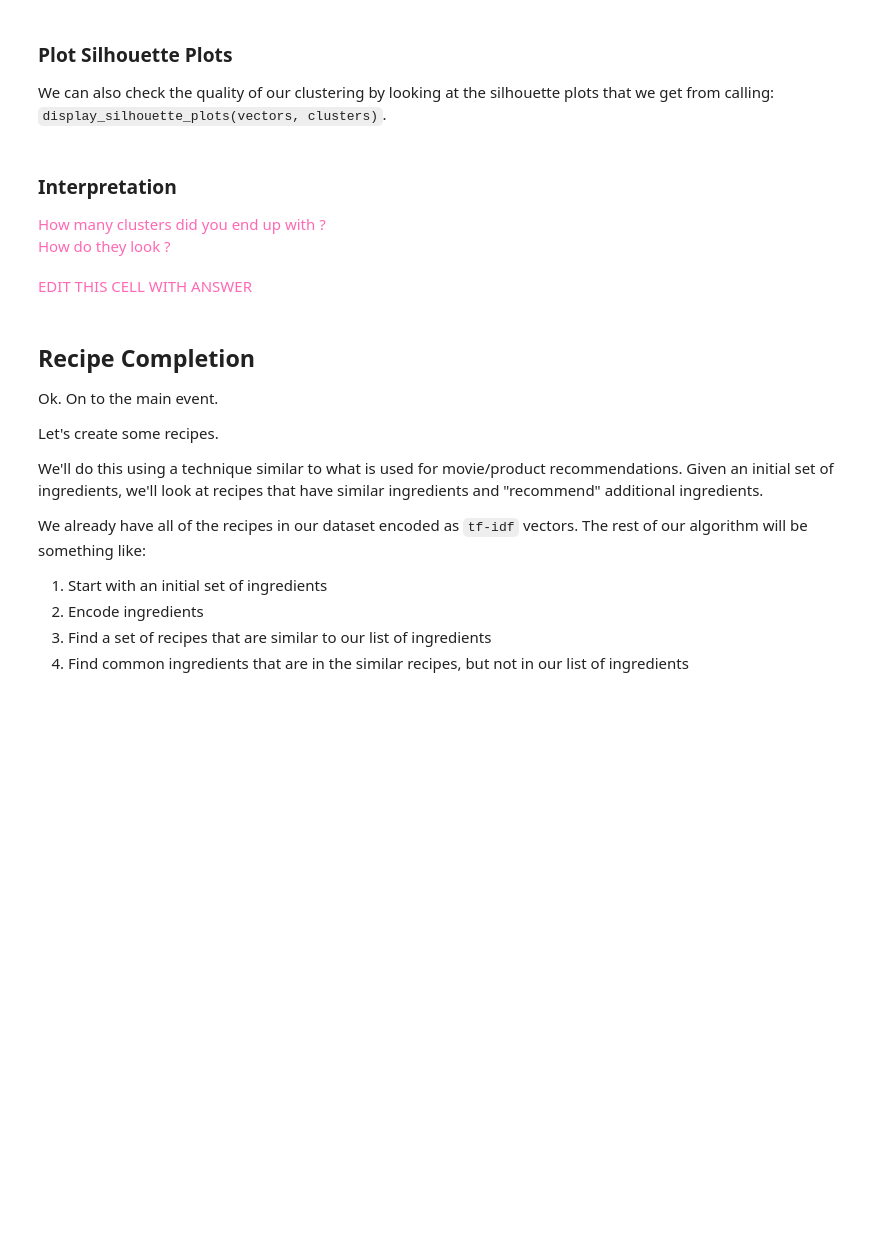
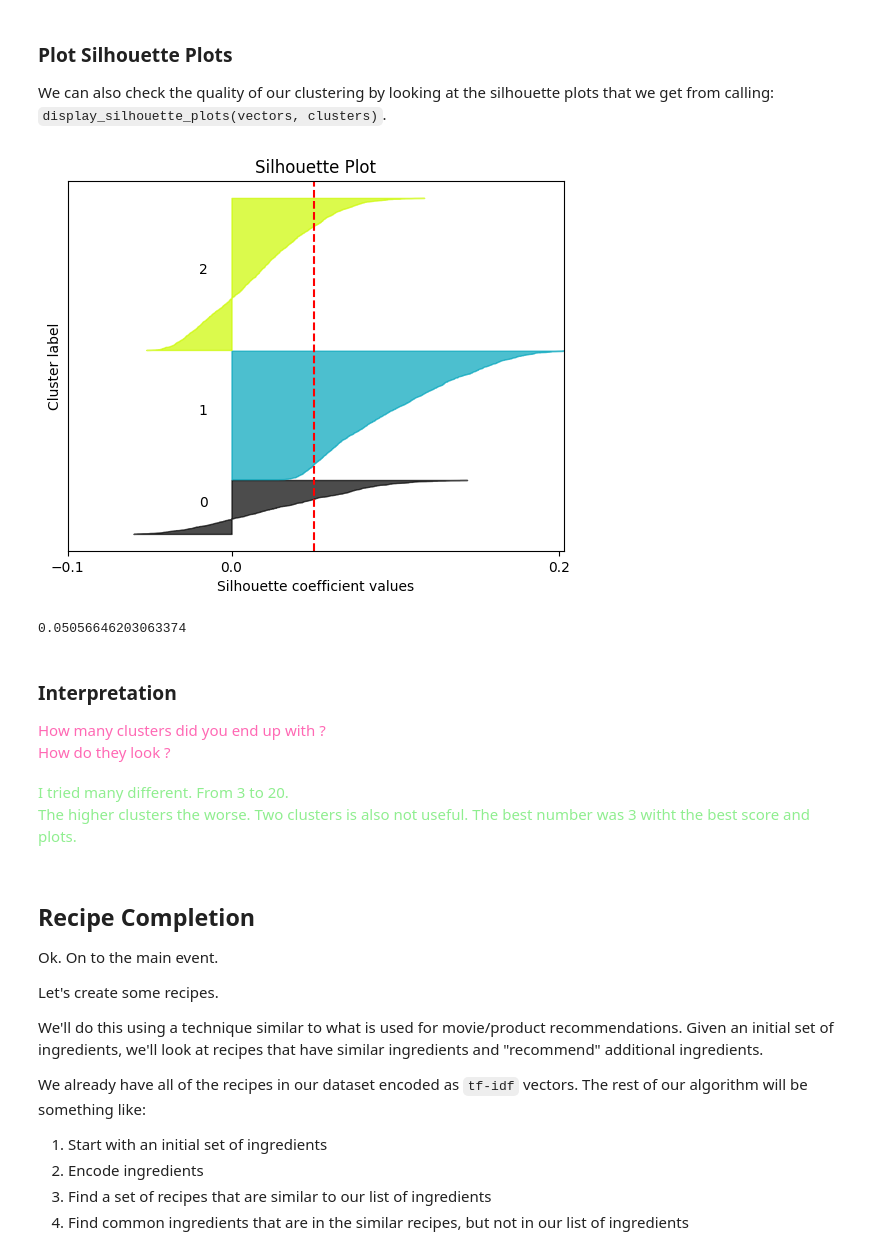
Before and after one commit to ML-SP24/Homework10, a Jupyter notebook: Homework10.ipynb, the cells around one changed output. Cells and saved outputs as stored; diff of their text form; code cells hidden in the pictures; blank space fills up the shorter version.

```diff
--- a/Homework10.ipynb
+++ b/Homework10.ipynb
@@ -214,3 +202,12 @@ display_silhouette_plots(recipes_vct, recipe_clusters)
+# %%
+display_silhouette_plots(recipes_vct, ing_kmeans)
+from sklearn.metrics import silhouette_score
+
+score = silhouette_score(recipes_vct, ing_kmeans)
+print(score)
+# %% [output]
+[figure, added]
+0.05056646203063374
 # %% [markdown]
 ### Interpretation
 
@@ -218,8 +215,13 @@ display_silhouette_plots(recipes_vct, recipe_clusters)
 How many clusters did you end up with ?<br>
 How do they look ?<br>
 </span>
-# %% [markdown]
-<span style="color:hotpink;">EDIT THIS CELL WITH ANSWER</span>
+# %% [markdown]
+<span style="color:lightgreen;">
+I tried many different. From 3 to 20. <br>
+
+The higher clusters the worse. Two clusters is also not useful.
+The best number was 3 witht the best score and plots.
+</span>
 # %% [markdown]
 ## Recipe Completion
 
```
Also changed, not shown: parts of 10 cells of this notebook.
